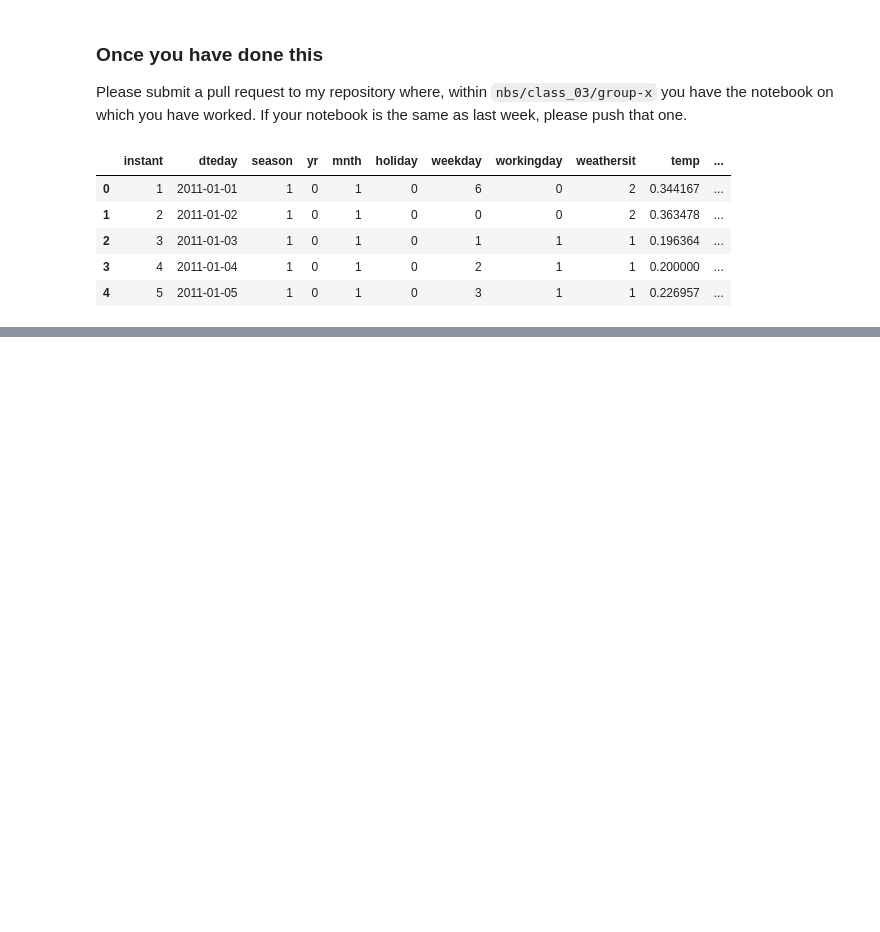
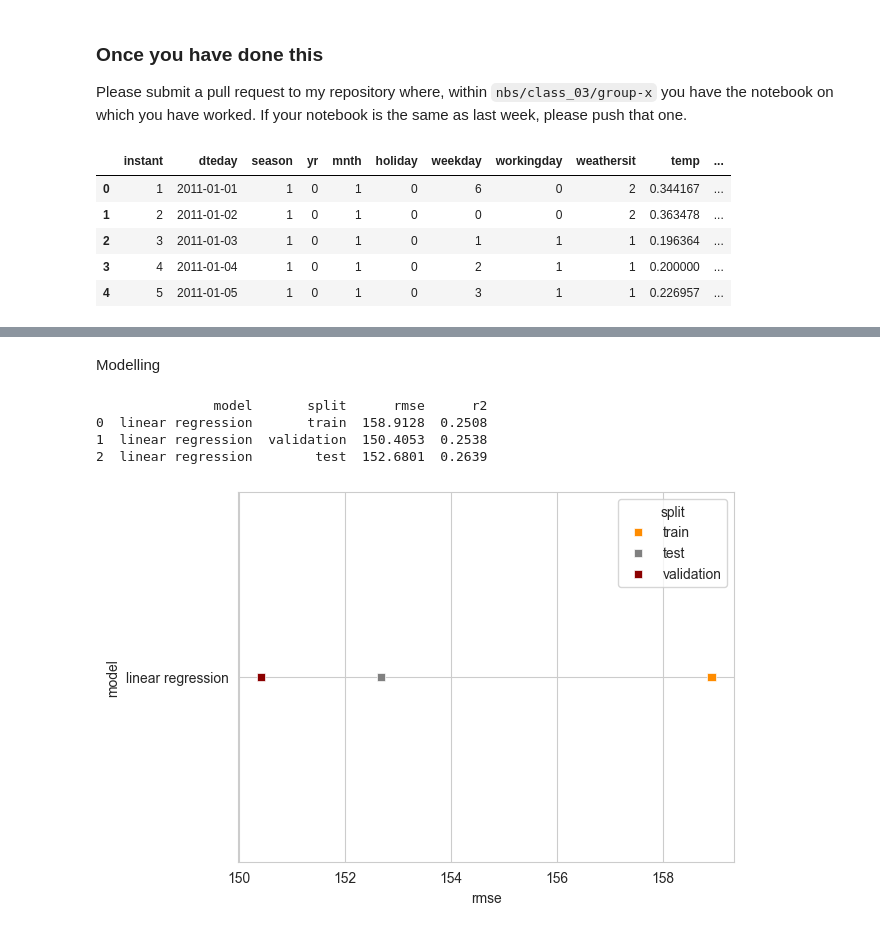
Before and after one commit to jorgenhw/DataSci-AU-24, a Jupyter notebook: nbs/class_03_JHW/exercise.ipynb, the cells around one changed output, grey strips where cells are left out. Saved outputs shown, nothing was run; the diff lists cells and outputs as text; code cells hidden in the pictures; blank space fills up the shorter version.

```diff
--- a/nbs/class_03_JHW/exercise.ipynb
+++ b/nbs/class_03_JHW/exercise.ipynb
@@ -59,0 +121,31 @@ from sklearn.metrics import mean_squared_error
+# %% [markdown]
+Modelling
+# %%
+reg = LinearRegression().fit(X_train, y_train)
+
+evaluate(reg, X_train, y_train, 'train', 'linear regression')
+evaluate(reg, X_val, y_val, 'validation', 'linear regression')
+evaluate(reg, X_test, y_test, 'test', 'linear regression')
+
+performances = pd.DataFrame(performances)
+print(performances)
+# %% [output]
+               model       split      rmse      r2
+0  linear regression       train  158.9128  0.2508
+1  linear regression  validation  150.4053  0.2538
+2  linear regression        test  152.6801  0.2639
+# %%
+import seaborn as sns
+import matplotlib.pyplot as plt
+
+sns.set_style('whitegrid')
+sns.scatterplot(data=performances.sort_values(by='rmse', ascending=False),
+                y='model',
+                x='rmse',
+                marker='s',
+                hue='split', palette=['darkorange', 'grey', 'darkred'])
+plt.show()
+
+#
+# %% [output]
+[figure, added]
```
Also changed, not shown: parts of 10 cells of this notebook, 2 other files.
